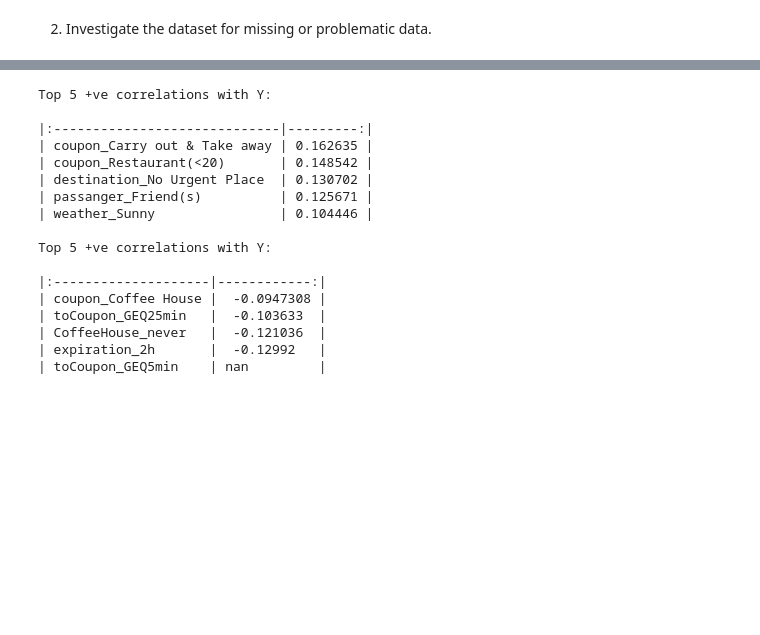
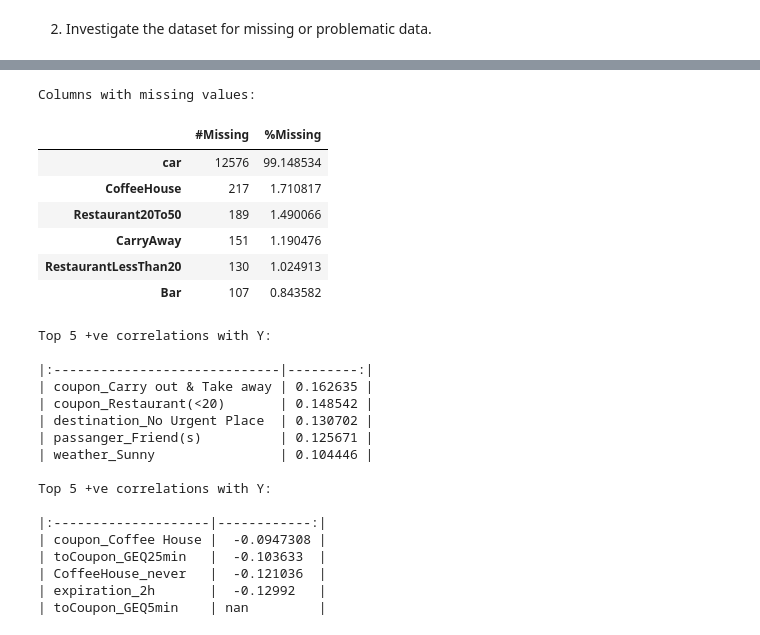
Before and after one commit to aravSpark/berkeley-ml-coupons, a Jupyter notebook: prompt.ipynb, the cells around one changed output, grey strips where cells are left out. Drawn from its saved outputs; the diff is of its cells as text; code cells hidden in the pictures; blank space fills up the shorter version.

```diff
--- a/prompt.ipynb
+++ b/prompt.ipynb
@@ -137,3 +128,26 @@ Data stats:
+# %%
+#Check for missing values
+missing = data.isnull().sum()[data.isnull().any()]
+#% missing values per column
+missing_percent = (missing/len(data)) * 100
+
+#summary of missing values
+missing_summary = pd.DataFrame({
+    '#Missing': missing,
+    '%Missing': missing_percent
+}).sort_values(by='#Missing', ascending=False)
+
+print("\nColumns with missing values:\n")
+missing_summary
+# %% [output]
+Columns with missing values:
+|  | #Missing | %Missing |
+| car | 12576 | 99.148534 |
+| CoffeeHouse | 217 | 1.710817 |
+| Restaurant20To50 | 189 | 1.490066 |
+| CarryAway | 151 | 1.190476 |
+| RestaurantLessThan20 | 130 | 1.024913 |
+| Bar | 107 | 0.843582 |
 # %%
 # Checking correlations
 data_encoded = pd.get_dummies(data, drop_first=True)
```
Also changed, not shown: parts of 1 cell of this notebook.
